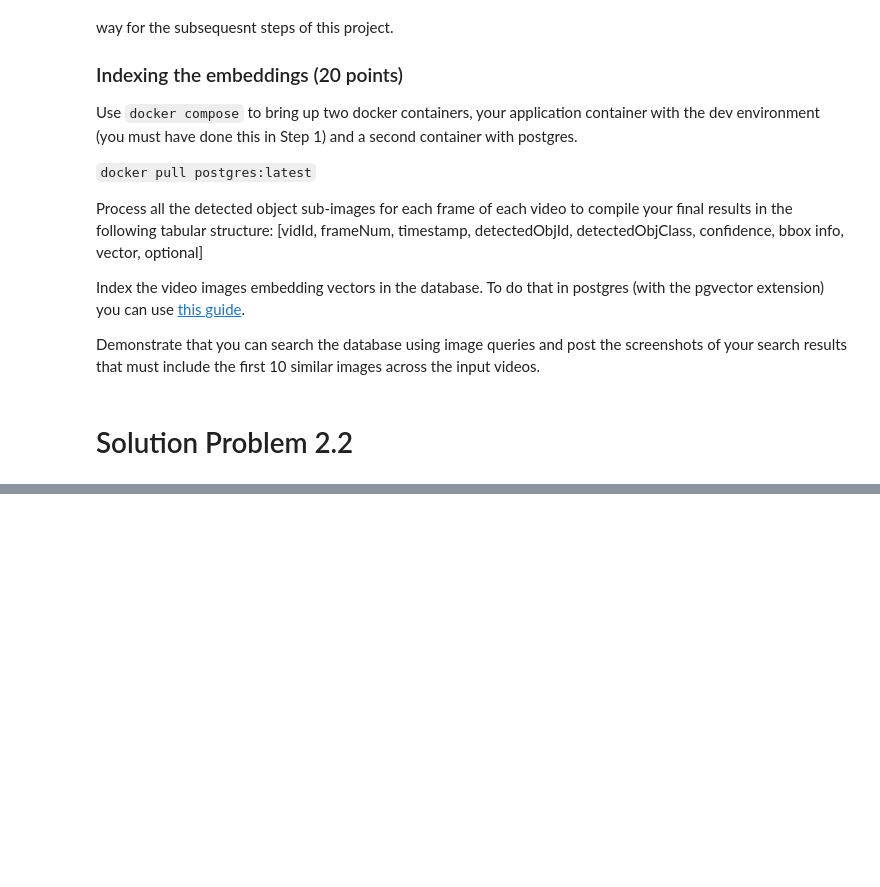
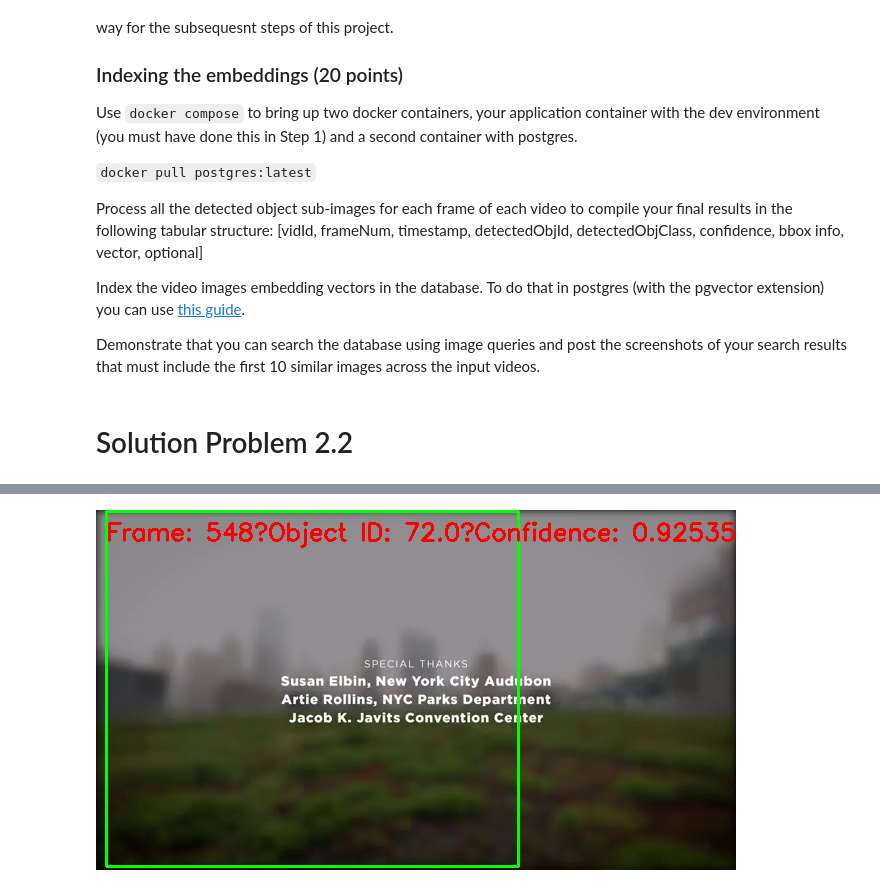
Before and after one commit to dhauss/csgy6613-assignments, a Jupyter notebook: assignment-2/assignment_2.ipynb, the cells around one changed output, grey strips where cells are left out. Saved outputs shown, nothing was run; the diff lists cells and outputs as text; code cells hidden in the pictures; blank space fills up the shorter version.

Commit message:
rough bounding box function, normalization reintroduced to preprocessing

```diff
--- a/assignment-2/assignment_2.ipynb
+++ b/assignment-2/assignment_2.ipynb
@@ -230,9 +236,11 @@ video_path = f"{video_output_path}/How Green Roofs Can Help Cities  NPR.mp4"
 # Parameters for frame sampling and preprocessing, standard ImageNet values for natural images: https://stackoverflow.com/questions/58151507/why-pytorch-officially-use-mean-0-485-0-456-0-406-and-std-0-229-0-224-0-2
 sample_rate = 10  # Sample every 10 frames
 target_size = (640, 640)  # Target size for resizing taken from pretrained model parameters: https://www.kaggle.com/models/tensorflow/faster-rcnn-inception-resnet-v2/frameworks/TensorFlow2/variations/640x640/versions/1
+mean = (0.485, 0.456, 0.406)  # Mean values for normalization
+std = (0.229, 0.224, 0.225)  # Standard deviation values for normalization
 timestamps = []
 
-frames_array = preprocess_video_from_file(video_path, sample_rate, target_size, timestamps)
+frames_array = preprocess_video_from_file(video_path, sample_rate, target_size, mean, std, timestamps)
 print(frames_array.shape)
 # %% [output]
 (549, 640, 640, 3)
@@ -301,9 +309,12 @@ for i, frame in enumerate(frames_array[:20]):
     bbox_info.append(detector_output["detection_boxes"][0][index].numpy())
 # %%
-for i, frame in enumerate(frameNums):
+print(len(frame_nums))
+print()
+
+for i, frame in enumerate(frame_nums):
   print("Frame: ", frame)
-  print("Object ID: ", detectedObjIds[i])
-  print("Confidence: ", confidence[i])
+  print("Object ID: ", detected_obj_ids[i])
+  print("Confidence: ", confidence_scores[i])
   print("BBox: ", bbox_info[i])
   print("Timestamp: ", timestamps[frame])
   print()
@@ -357,0 +339,59 @@ tf.Tensor(
+# %%
+def display_frame_with_bbox(video_path, frame_number, object_id, confidence, bbox, timestamp):
+    from google.colab.patches import cv2_imshow
+    # Create a VideoCapture object
+    cap = cv2.VideoCapture(video_path)
+
+    # Check if the video opened successfully
+    if not cap.isOpened():
+        print("Error: Could not open video.")
+        return
+
+    # Set the frame number for the preprocessed video
+    frame_to_display = frame_number * 10
+
+    # Set the VideoCapture object to the desired frame
+    cap.set(cv2.CAP_PROP_POS_FRAMES, frame_to_display)
+
+    # Read the frame
+    ret, frame = cap.read()
+
+    # Check if the frame is read successfully
+    if not ret:
+        print("Error: Could not read frame.")
+        return
+
+    # Get the original width and height of the frame
+    original_height, original_width = frame.shape[:2]
+    # Calculate the scale factor for the original frame
+    scale_factor_x = original_width / target_size[1]
+    scale_factor_y = original_height / target_size[0]
+
+    # Draw bounding box on the original-sized frame
+    x_min, y_min, x_max, y_max = bbox
+    x_min, y_min, x_max, y_max = int(x_min * original_width), int(y_min * original_height), int(x_max * original_width), int(y_max * original_height)
+    cv2.rectangle(frame, (x_min, y_min), (x_max, y_max), (0, 255, 0), 2)  # Green rectangle
+
+    # Display bounding box information on the frame
+    text = f"Frame: {frame_number}\nObject ID: {object_id}\nConfidence: {confidence}\nBBox: {bbox}\nTimestamp: {timestamp}"
+    cv2.putText(frame, text, (10, 30), cv2.FONT_HERSHEY_SIMPLEX, 0.8, (0, 0, 255), 2)  # Red text
+
+    # Display the frame, colab does not get along with cv2.imshow(), so imported patch from google.colab.patches
+    cv2_imshow(frame)
+
+    # Release the VideoCapture object
+    cap.release()
+
+# Example usage
+video_path = f"{video_output_path}/How Green Roofs Can Help Cities  NPR.mp4"
+
+i = 194
+frame_number = frame_nums[i]
+object_id = detected_obj_ids[i]
+conf = confidence_scores[i]
+bbox = bbox_info[i]
+timestamp = timestamps[i]
+
+display_frame_with_bbox(video_path, frame_number, object_id, conf, bbox, timestamp)
+# %% [output]
+[figure, added]
```
Also changed, not shown: parts of 4 cells of this notebook.
